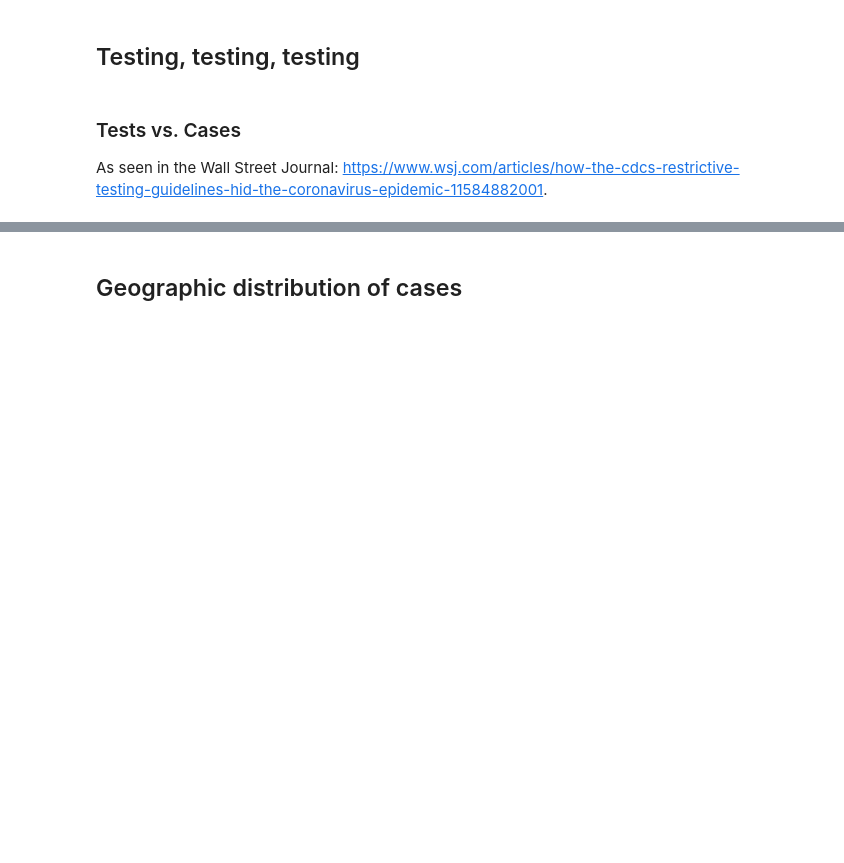
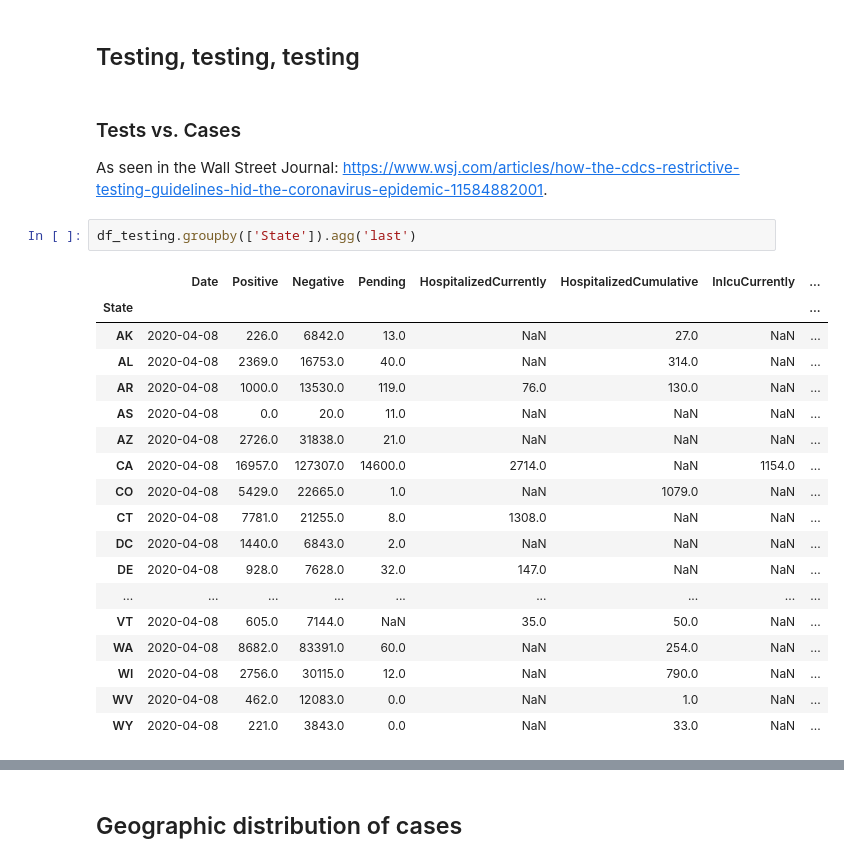
Before and after one commit to ishaandey/covid-19, a Jupyter notebook: covid_viz.ipynb, the cells around one changed output, grey strips where cells are left out. Cells and saved outputs as stored; diff of their text form; blank space fills up the shorter version.

```diff
--- a/covid_viz.ipynb
+++ b/covid_viz.ipynb
@@ -167,4 +186,25 @@ Virginia entered containment on 2020-03-30
 # %% [markdown]
 ### Tests vs. Cases
 As seen in the Wall Street Journal: https://www.wsj.com/articles/how-the-cdcs-restrictive-testing-guidelines-hid-the-coronavirus-epidemic-11584882001.
+# %%
+df_testing.groupby(['State']).agg('last')
+# %% [output]
+|  | Date | Positive | Negative | Pending | HospitalizedCurrently | HospitalizedCumulative | InIcuCurrently | ... |
+| State |  |  |  |  |  |  |  | ... |
+| AK | 2020-04-08 | 226.0 | 6842.0 | 13.0 | NaN | 27.0 | NaN | ... |
+| AL | 2020-04-08 | 2369.0 | 16753.0 | 40.0 | NaN | 314.0 | NaN | ... |
+| AR | 2020-04-08 | 1000.0 | 13530.0 | 119.0 | 76.0 | 130.0 | NaN | ... |
+| AS | 2020-04-08 | 0.0 | 20.0 | 11.0 | NaN | NaN | NaN | ... |
+| AZ | 2020-04-08 | 2726.0 | 31838.0 | 21.0 | NaN | NaN | NaN | ... |
+| CA | 2020-04-08 | 16957.0 | 127307.0 | 14600.0 | 2714.0 | NaN | 1154.0 | ... |
+| CO | 2020-04-08 | 5429.0 | 22665.0 | 1.0 | NaN | 1079.0 | NaN | ... |
+| CT | 2020-04-08 | 7781.0 | 21255.0 | 8.0 | 1308.0 | NaN | NaN | ... |
+| DC | 2020-04-08 | 1440.0 | 6843.0 | 2.0 | NaN | NaN | NaN | ... |
+| DE | 2020-04-08 | 928.0 | 7628.0 | 32.0 | 147.0 | NaN | NaN | ... |
+| ... | ... | ... | ... | ... | ... | ... | ... | ... |
+| VT | 2020-04-08 | 605.0 | 7144.0 | NaN | 35.0 | 50.0 | NaN | ... |
+| WA | 2020-04-08 | 8682.0 | 83391.0 | 60.0 | NaN | 254.0 | NaN | ... |
+| WI | 2020-04-08 | 2756.0 | 30115.0 | 12.0 | NaN | 790.0 | NaN | ... |
+| WV | 2020-04-08 | 462.0 | 12083.0 | 0.0 | NaN | 1.0 | NaN | ... |
+| WY | 2020-04-08 | 221.0 | 3843.0 | 0.0 | NaN | 33.0 | NaN | ... |
 # %%
```
Also changed, not shown: parts of 19 cells of this notebook, 4 other files.
